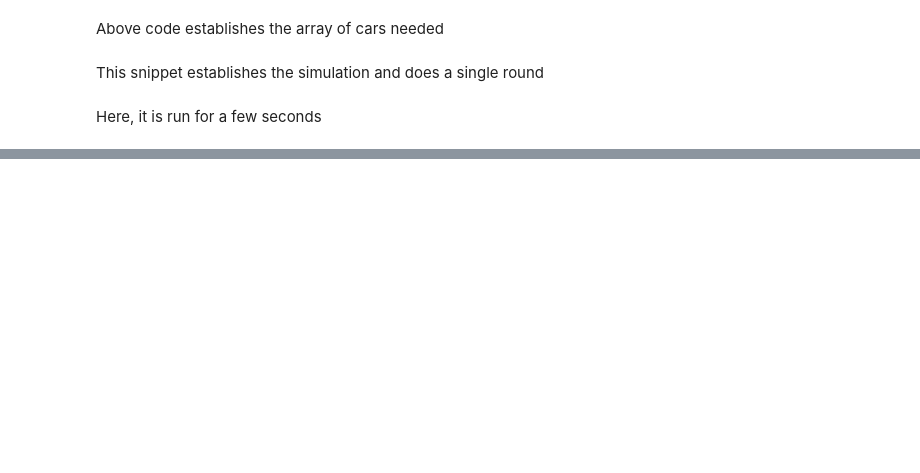
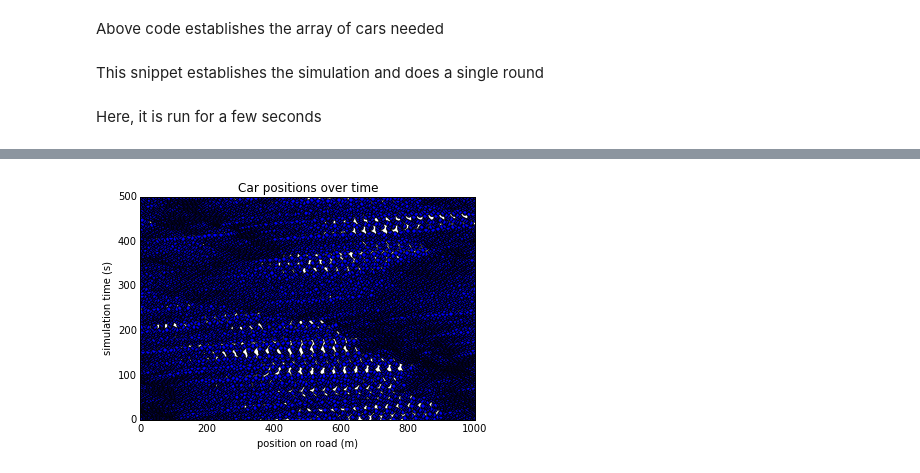
Before and after one commit to tiyd-python-2015-05/traffic-simulation, a Jupyter notebook: Traffic.ipynb, the cells around one changed output, grey strips where cells are left out. Cells and saved outputs as stored; diff of their text form; code cells hidden in the pictures; blank space fills up the shorter version.

```diff
--- a/Traffic.ipynb
+++ b/Traffic.ipynb
@@ -45,0 +89,10 @@ plot_things()
+# %%
+for k in range(500):
+    plt.scatter(full_hist[k], [k for i in range(Ncars)])
+plt.title("Car positions over time")
+plt.xlabel("position on road (m)")
+plt.ylabel("simulation time (s)")
+plt.axis((0,1000,0,500))
+plt.show()
+# %% [output]
+[figure, added]
```
Also changed, not shown: parts of 9 cells of this notebook, 2 other files.
